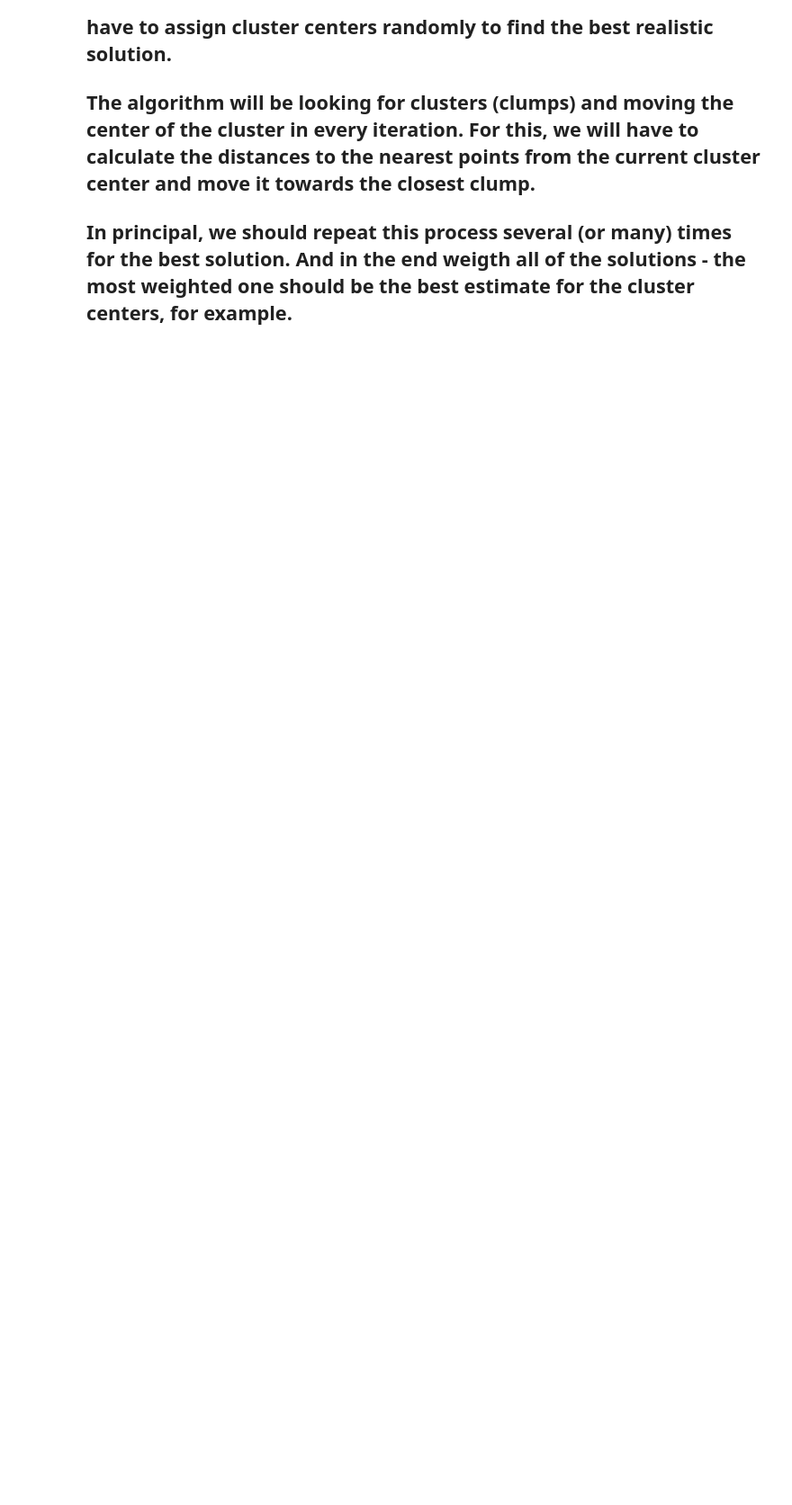
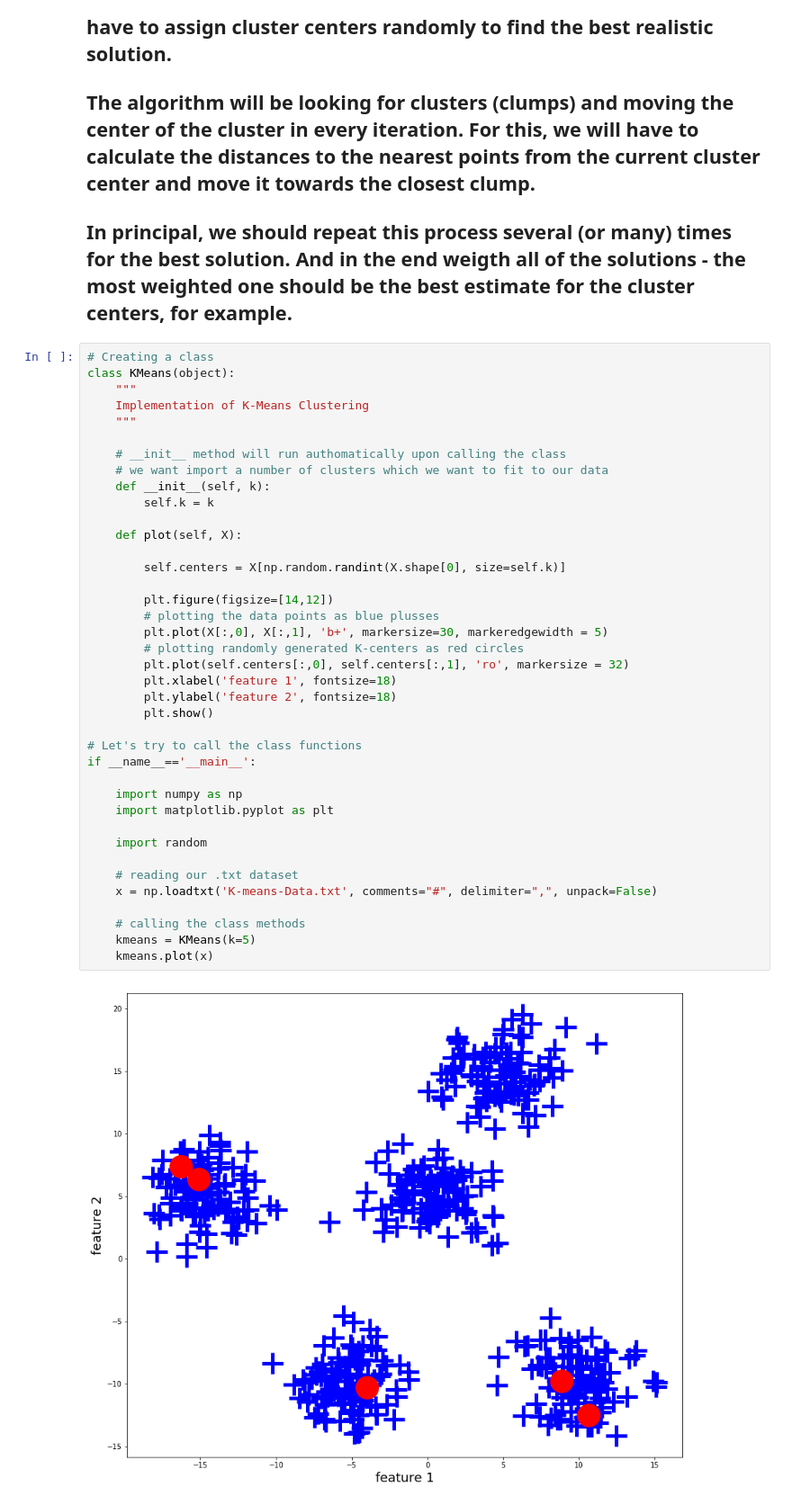
Before and after one commit to RuslanBrilenkov/Unsupervised_ML_from_scratch, a Jupyter notebook: K-means-Clustering.ipynb, the cells around one changed output. Shown at 90% size. Saved outputs shown, nothing was run; the diff lists cells and outputs as text; blank space fills up the shorter version.

```diff
--- a/K-means-Clustering.ipynb
+++ b/K-means-Clustering.ipynb
@@ -47,3 +47,44 @@ np.savetxt('K-means-Data.txt', data[0], delimiter=',')
 ## A number of clusters will be equal to a k, which is integer. Firstly, we have to assign cluster centers randomly to find the best realistic solution.
 ## The algorithm will be looking for clusters (clumps) and moving the center of the cluster in every iteration. For this, we will have to calculate the distances to the nearest points from the current cluster center and move it towards the closest clump.
 ## In principal, we should repeat this process several (or many) times for the best solution. And in the end weigth all of the solutions - the most weighted one should be the best estimate for the cluster centers, for example.
+# %%
+# Creating a class
+class KMeans(object):
+    """
+    Implementation of K-Means Clustering
+    """
+
+    # __init__ method will run authomatically upon calling the class
+    # we want import a number of clusters which we want to fit to our data
+    def __init__(self, k):
+        self.k = k
+
+    def plot(self, X):
+
+        self.centers = X[np.random.randint(X.shape[0], size=self.k)]
+
+        plt.figure(figsize=[14,12])
+        # plotting the data points as blue plusses
+        plt.plot(X[:,0], X[:,1], 'b+', markersize=30, markeredgewidth = 5)
+        # plotting randomly generated K-centers as red circles
+        plt.plot(self.centers[:,0], self.centers[:,1], 'ro', markersize = 32)
+        plt.xlabel('feature 1', fontsize=18)
+        plt.ylabel('feature 2', fontsize=18)
+        plt.show()
+
+# Let's try to call the class functions
+if __name__=='__main__':
+
+    import numpy as np
+    import matplotlib.pyplot as plt
+
+    import random
+
+    # reading our .txt dataset
+    x = np.loadtxt('K-means-Data.txt', comments="#", delimiter=",", unpack=False)
+
+    # calling the class methods
+    kmeans = KMeans(k=5)
+    kmeans.plot(x)
+# %% [output]
+[figure, added]
```
Also changed, not shown: parts of 1 cell of this notebook.
